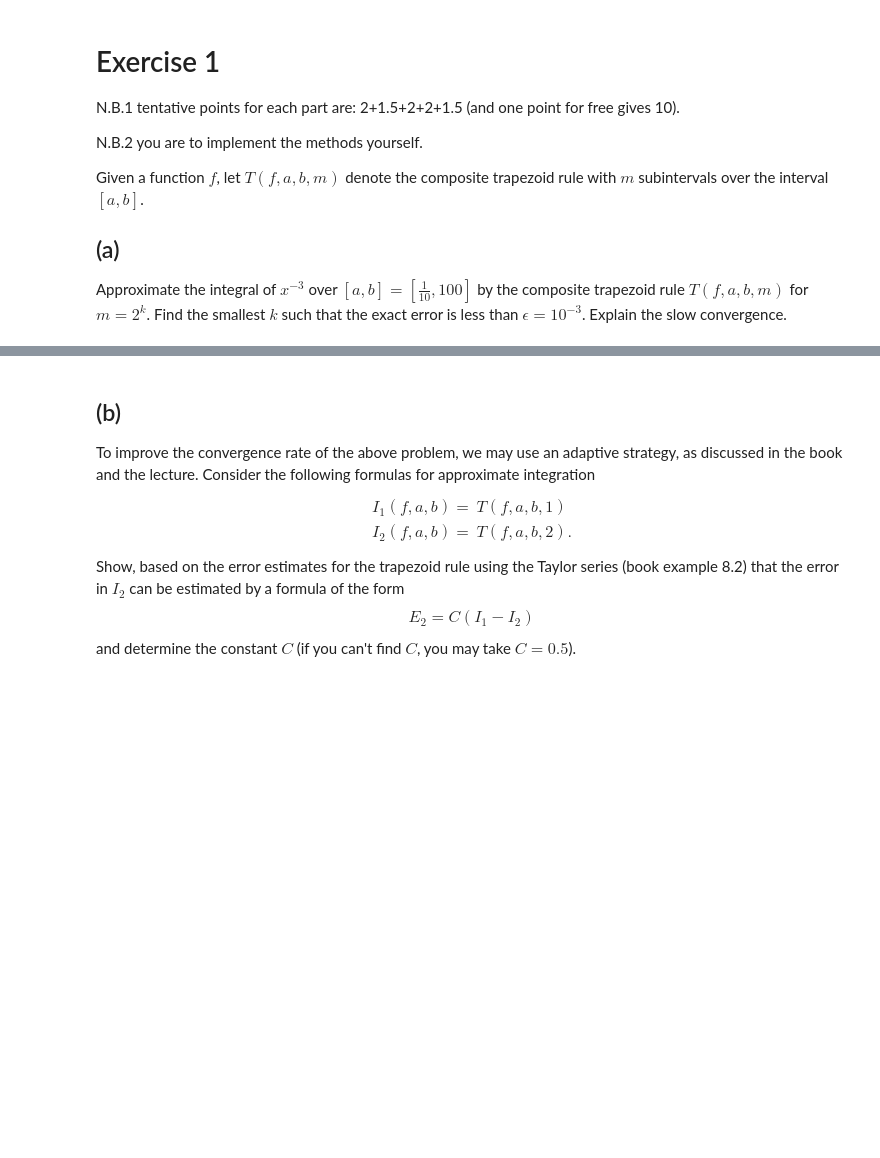
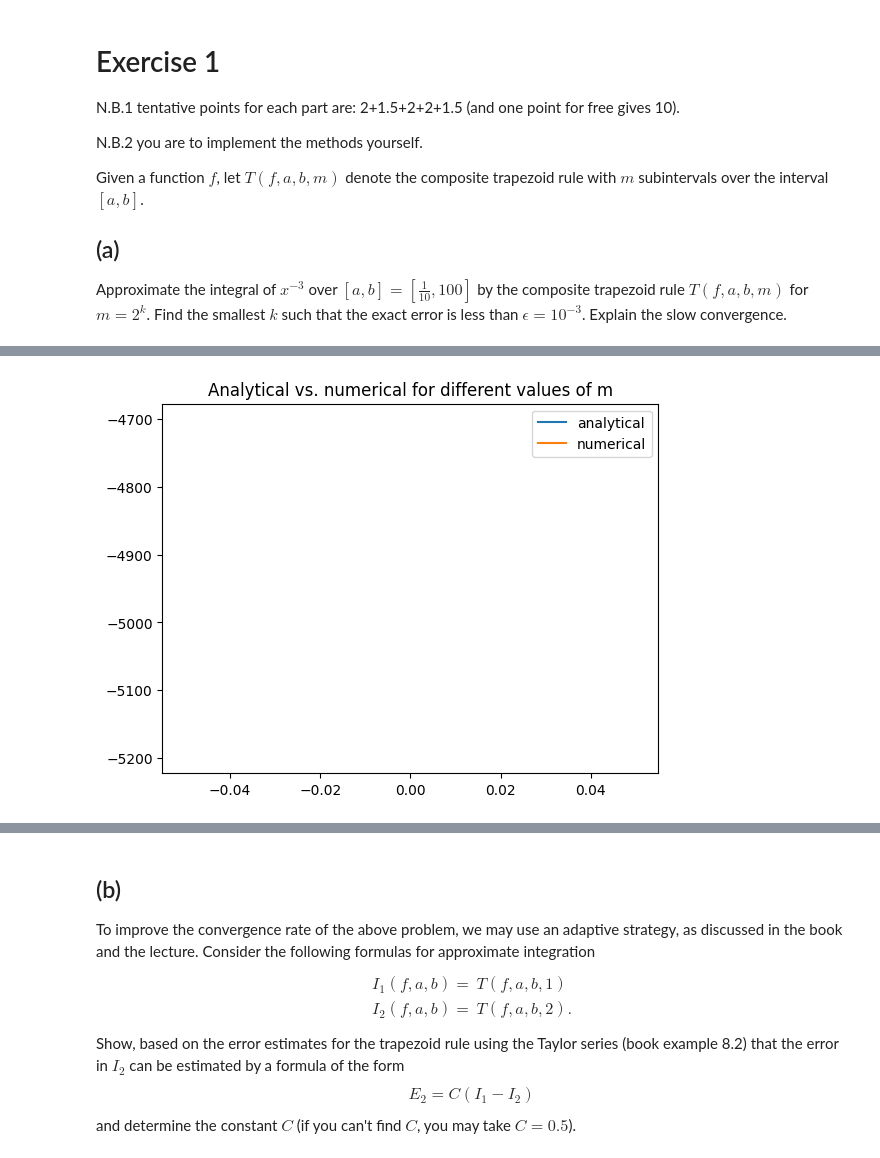
Before and after one commit to NitaiNijholt/NumericalAlgos, a Jupyter notebook: hw6_2023.ipynb, the cells around one changed output, grey strips where cells are left out. Cells and saved outputs as stored; diff of their text form; code cells hidden in the pictures; blank space fills up the shorter version.

```diff
--- a/hw6_2023.ipynb
+++ b/hw6_2023.ipynb
@@ -33,0 +235,9 @@ Then the integral of f(x), F(X) = $ \frac{-1}{2x^{2}}$
+# %%
+
+plt.plot(numerical[0], label = 'analytical')
+plt.plot(numerical[1], label = 'numerical')
+plt.title( "Analytical vs. numerical for different values of m")
+plt.legend()
+plt.show()
+# %% [output]
+[figure, added]
```
Also changed, not shown: parts of 21 cells of this notebook.
